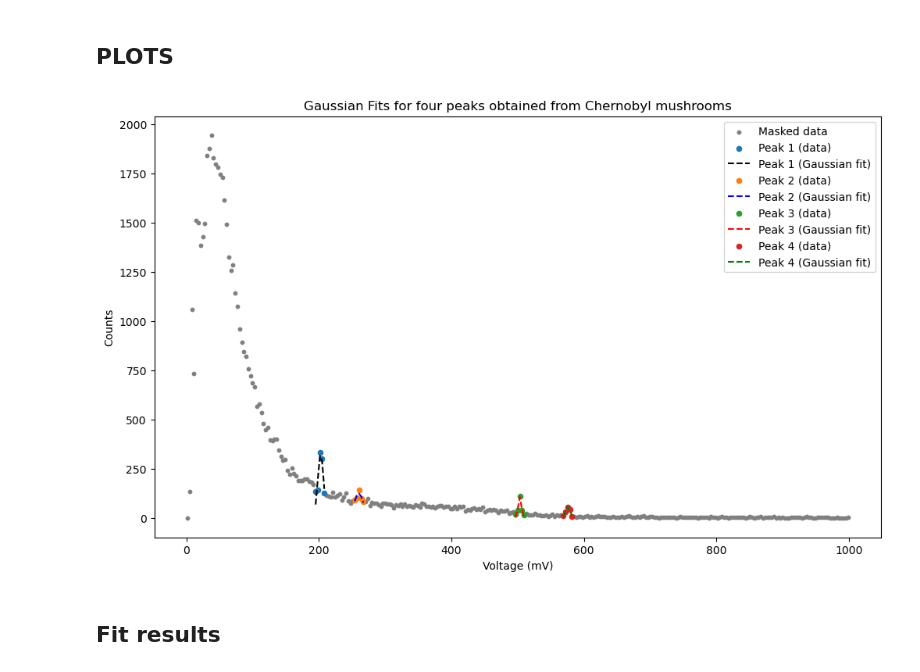
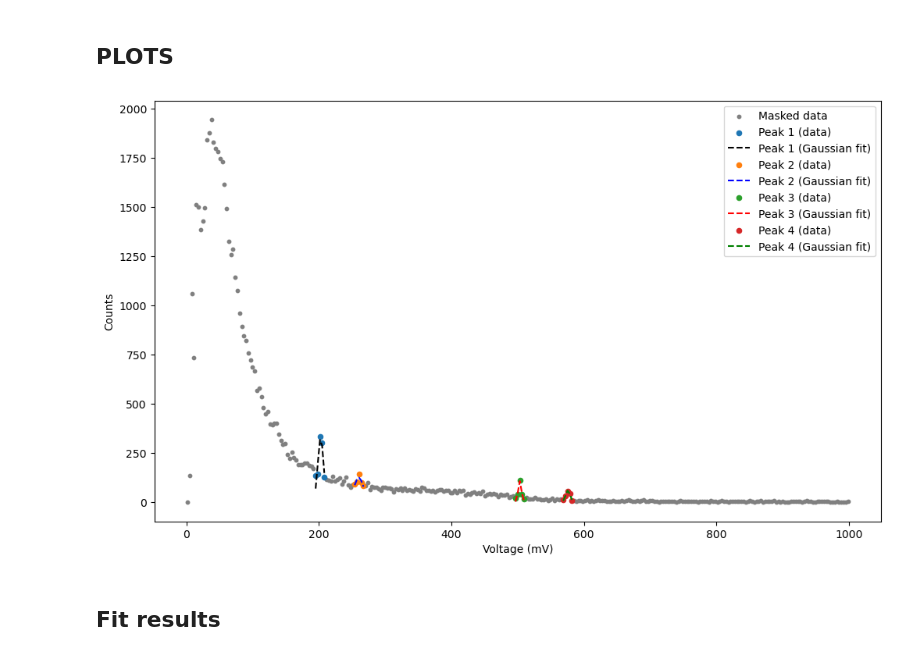
Before and after one commit to SannevWestrenen/NSP2-Particle-Physics---Charley-Sanne, a Jupyter notebook: calibration/Particle Physics - Charley & Sanne.ipynb, the cells around one changed output. Saved outputs shown, nothing was run; the diff lists cells and outputs as text; code cells hidden in the pictures.

```diff
--- a/calibration/Particle Physics - Charley & Sanne.ipynb
+++ b/calibration/Particle Physics - Charley & Sanne.ipynb
@@ -492,34 +491,33 @@ result4 = gauss4.fit(y_selection_4, pars4, x=x_selection_4)
 # %%
 plt.figure(figsize=(12, 7))
 
 # Masked data (everything outside the 4 peak ranges)
 plt.scatter(x_masked, y_masked, color="grey", label="Masked data", s=10)
 
 # Peak 1
 plt.scatter(x_selection_1, y_selection_1, label="Peak 1 (data)", s=20)
 plt.plot(x_selection_1, result1.best_fit, "k--", label="Peak 1 (Gaussian fit)")
 
 # Peak 2
 plt.scatter(x_selection_2, y_selection_2, label="Peak 2 (data)", s=20)
 plt.plot(x_selection_2, result2.best_fit, "b--", label="Peak 2 (Gaussian fit)")
 
 # Peak 3
 plt.scatter(x_selection_3, y_selection_3, label="Peak 3 (data)", s=20)
 plt.plot(x_selection_3, result3.best_fit, "r--", label="Peak 3 (Gaussian fit)")
 
 # Peak 4
 plt.scatter(x_selection_4, y_selection_4, label="Peak 4 (data)", s=20)
 plt.plot(x_selection_4, result4.best_fit, "g--", label="Peak 4 (Gaussian fit)")
 
 # Labels, title, legend
 plt.xlabel("Voltage (mV)")
 plt.ylabel("Counts")
-plt.title("Gaussian Fits for four peaks obtained from Chernobyl mushrooms")
 plt.legend()
 plt.savefig("plot_peaks.png")
 plt.show()
 # %% [output]
-[figure, old version]
+[figure, new version]
 # %% [markdown]
 ## Fit results
 # %%
```
Also changed, not shown: parts of 6 cells of this notebook, 2 other files.
